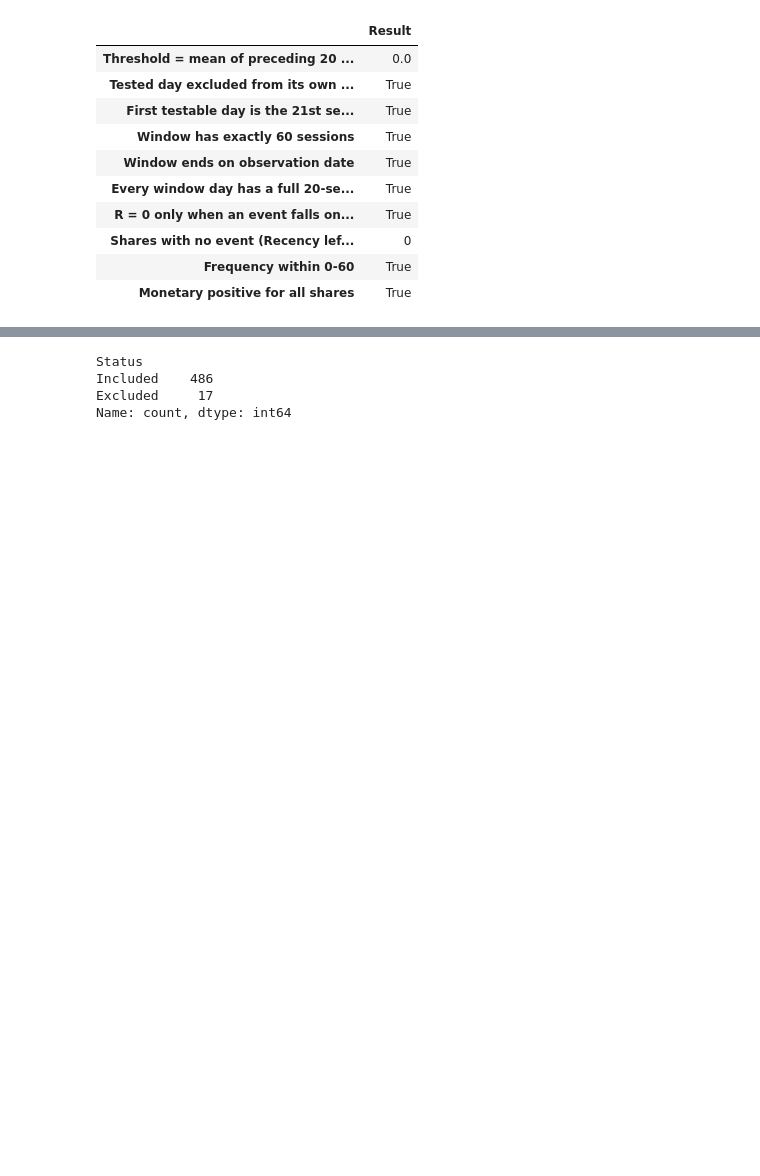
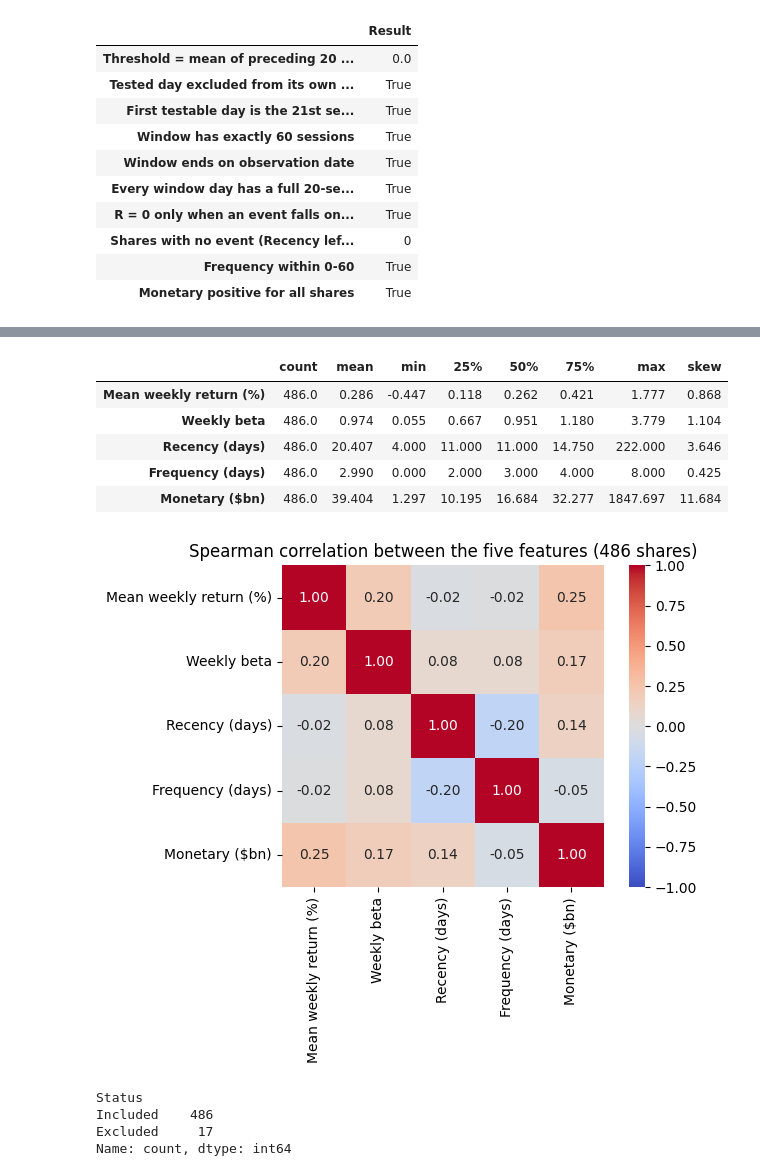
Before and after one commit to EV-2002/-CRM-CM-Coursework, a Jupyter notebook: CRM_Coursework_final.ipynb, the cells around one changed output, grey strips where cells are left out. Saved outputs shown, nothing was run; the diff lists cells and outputs as text; code cells hidden in the pictures; blank space fills up the shorter version.

```diff
--- a/CRM_Coursework_final.ipynb
+++ b/CRM_Coursework_final.ipynb
@@ -713,6 +1048,35 @@ Included shares: 486 | Common valid share set: 486
 | Recency_days | 486.0 | 2.040740e+01 | 2.134240e+01 | 4.000000e+00 | 1.100000e+01 | 1.100000e+01 | 1.475000e+01 | 2.220000e+02 | 3.6458 |
 | Frequency | 486.0 | 2.989700e+00 | 1.330800e+00 | 0.000000e+00 | 2.000000e+00 | 3.000000e+00 | 4.000000e+00 | 8.000000e+00 | 0.4247 |
 | Monetary_USD | 486.0 | 3.940419e+10 | 1.291388e+11 | 1.297483e+09 | 1.019517e+10 | 1.668382e+10 | 3.227689e+10 | 1.847697e+12 | 11.6838 |
+# %%
+# Task 1.5: readable feature summary and how the five metrics relate to each other
+readable = pd.DataFrame({
+    'Mean weekly return (%)': features['Mean_Weekly_Return'] * 100,
+    'Weekly beta':            features['Weekly_Beta'],
+    'Recency (days)':         features['Recency_days'],
+    'Frequency (days)':       features['Frequency'],
+    'Monetary ($bn)':         features['Monetary_USD'] / 1e9,
+}).loc[common_shares]
+
+summary_readable = readable.describe().T[['count', 'mean', 'min', '25%', '50%', '75%', 'max']]
+summary_readable['skew'] = readable.skew()
+summary_readable.to_csv('outputs/feature_summary_readable.csv')
+display(summary_readable.round(3))
+
+# Do the metrics measure different things? (rank correlation between all five)
+corr5 = readable.corr(method='spearman')
+fig, ax = plt.subplots(figsize=(7, 5.5))
+sns.heatmap(corr5, annot=True, fmt='.2f', vmin=-1, vmax=1, cmap='coolwarm', square=True, ax=ax)
+ax.set_title('Spearman correlation between the five features (486 shares)')
+plt.tight_layout(); plt.savefig('outputs/figures/feature_correlations_all.png', dpi=150); plt.show()
+# %% [output]
+|  | count | mean | min | 25% | 50% | 75% | max | skew |
+| Mean weekly return (%) | 486.0 | 0.286 | -0.447 | 0.118 | 0.262 | 0.421 | 1.777 | 0.868 |
+| Weekly beta | 486.0 | 0.974 | 0.055 | 0.667 | 0.951 | 1.180 | 3.779 | 1.104 |
+| Recency (days) | 486.0 | 20.407 | 4.000 | 11.000 | 11.000 | 14.750 | 222.000 | 3.646 |
+| Frequency (days) | 486.0 | 2.990 | 0.000 | 2.000 | 3.000 | 4.000 | 8.000 | 0.425 |
+| Monetary ($bn) | 486.0 | 39.404 | 1.297 | 10.195 | 16.684 | 32.277 | 1847.697 | 11.684 |
+[figure, added]
 # %%
 # Task 1.5: inclusion and exclusion log for ALL tickers from Wikipedia
 reasons = exclusion_log.groupby('Ticker').apply(
```
Also changed, not shown: parts of 24 cells of this notebook.
